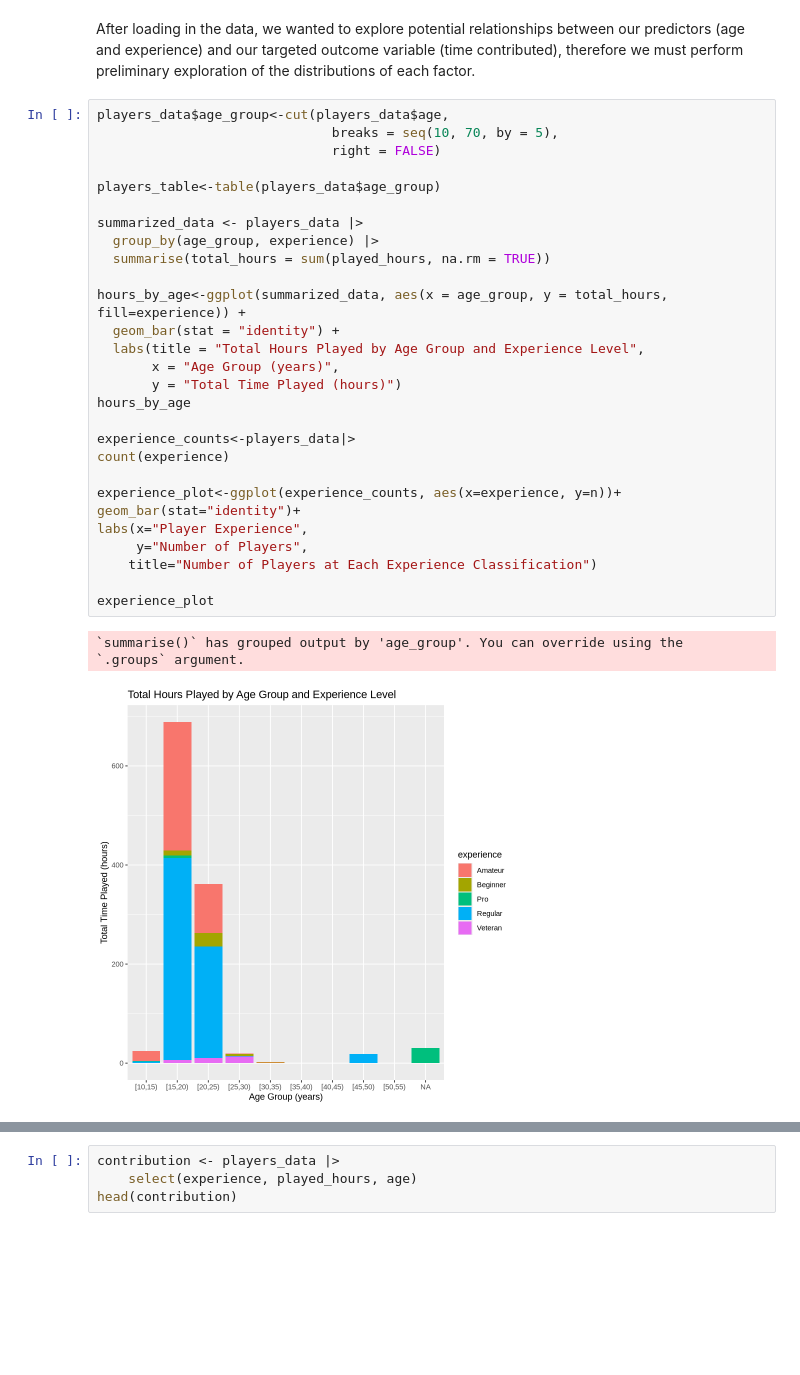
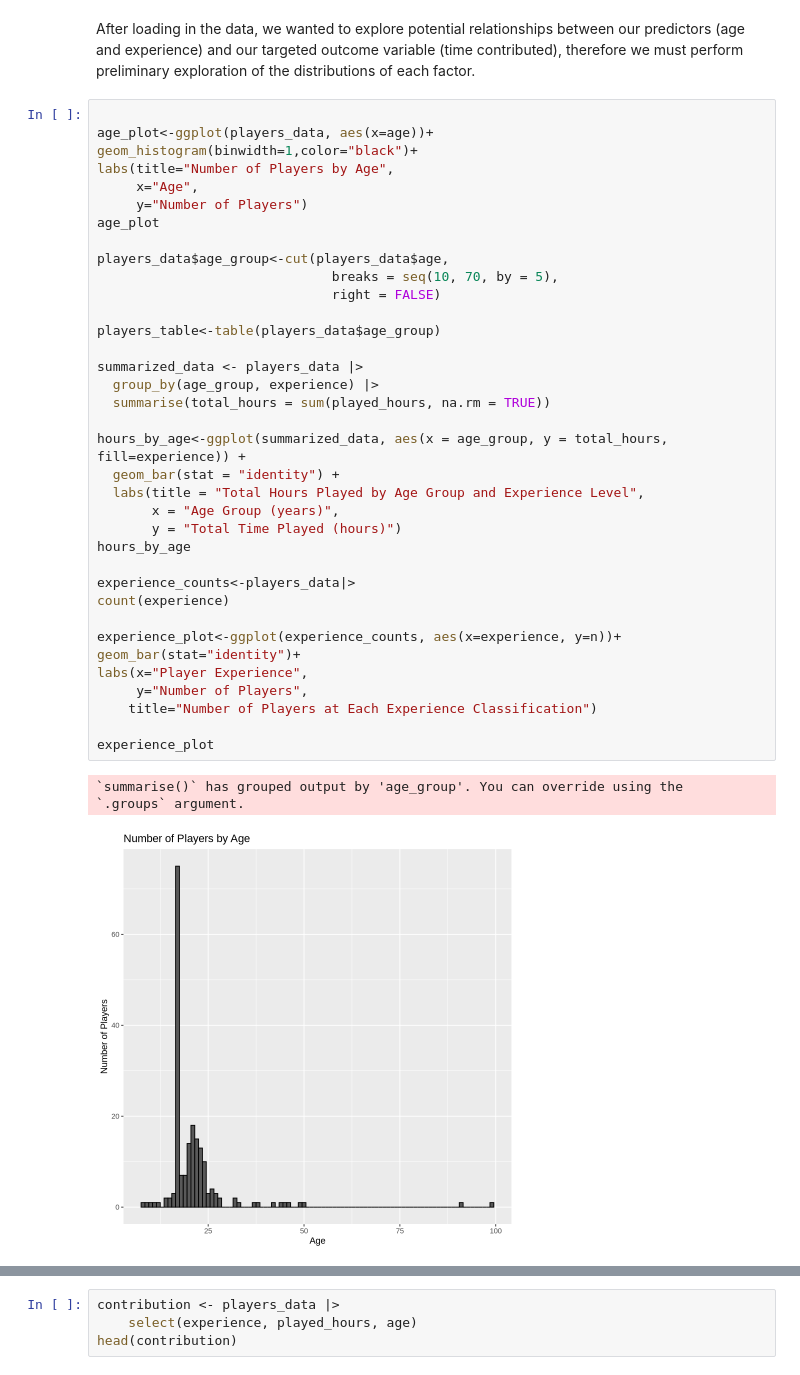
Before and after one commit to laurenfriesen/deci-project, a Jupyter notebook: group_project_notebook.ipynb, the cells around one changed output, grey strips where cells are left out. Drawn from its saved outputs; the diff is of its cells as text; blank space fills up the shorter version.

```diff
--- a/group_project_notebook.ipynb
+++ b/group_project_notebook.ipynb
@@ -87,34 +87,42 @@ A tibble: 6 × 5
 # %% [markdown]
 After loading in the data, we wanted to explore potential relationships between our predictors (age and experience) and our targeted outcome variable (time contributed), therefore we must perform preliminary exploration of the distributions of each factor.
 # %%
+
+age_plot<-ggplot(players_data, aes(x=age))+
+geom_histogram(binwidth=1,color="black")+
+labs(title="Number of Players by Age",
+     x="Age",
+     y="Number of Players")
+age_plot
+
 players_data$age_group<-cut(players_data$age,
                               breaks = seq(10, 70, by = 5),
                               right = FALSE)
 
 players_table<-table(players_data$age_group)
 
 summarized_data <- players_data |>
   group_by(age_group, experience) |>
   summarise(total_hours = sum(played_hours, na.rm = TRUE))
 
 hours_by_age<-ggplot(summarized_data, aes(x = age_group, y = total_hours, fill=experience)) +
   geom_bar(stat = "identity") +
   labs(title = "Total Hours Played by Age Group and Experience Level",
        x = "Age Group (years)",
        y = "Total Time Played (hours)")
 hours_by_age
 
 experience_counts<-players_data|>
 count(experience)
 
 experience_plot<-ggplot(experience_counts, aes(x=experience, y=n))+
 geom_bar(stat="identity")+
 labs(x="Player Experience",
      y="Number of Players",
     title="Number of Players at Each Experience Classification")
 
 experience_plot
 # %% [output]
 `summarise()` has grouped output by 'age_group'. You can override using the
 `.groups` argument.
-[figure, old version]
+[figure, new version]
```
Also changed, not shown: parts of 2 cells of this notebook.
